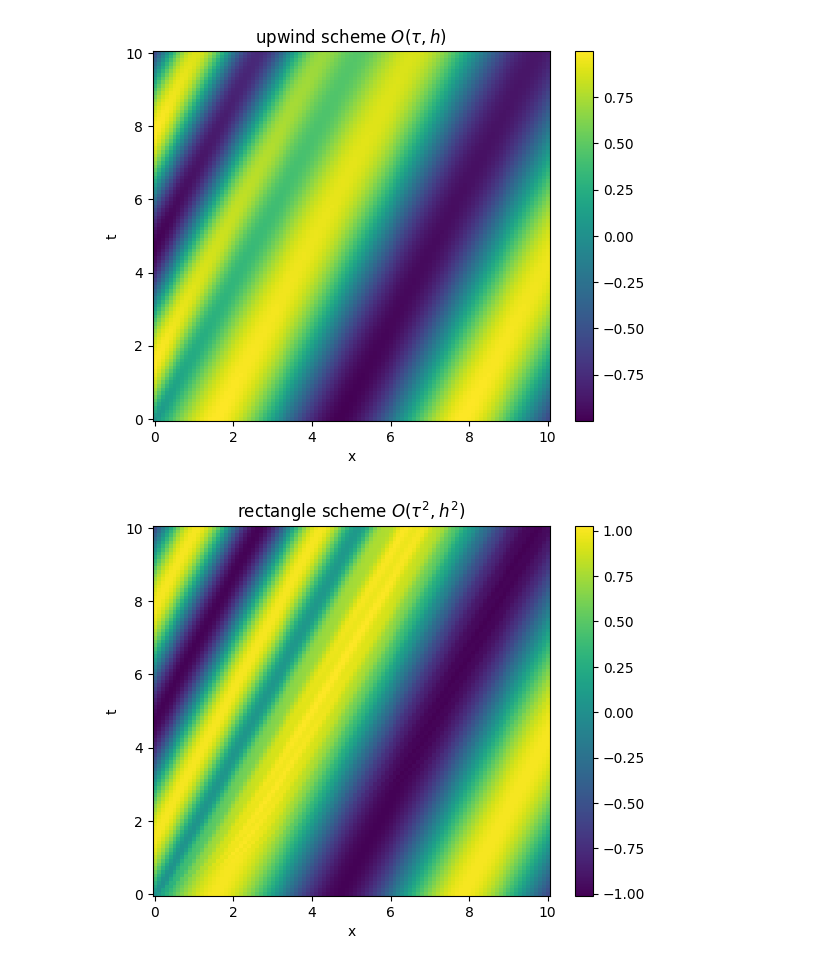
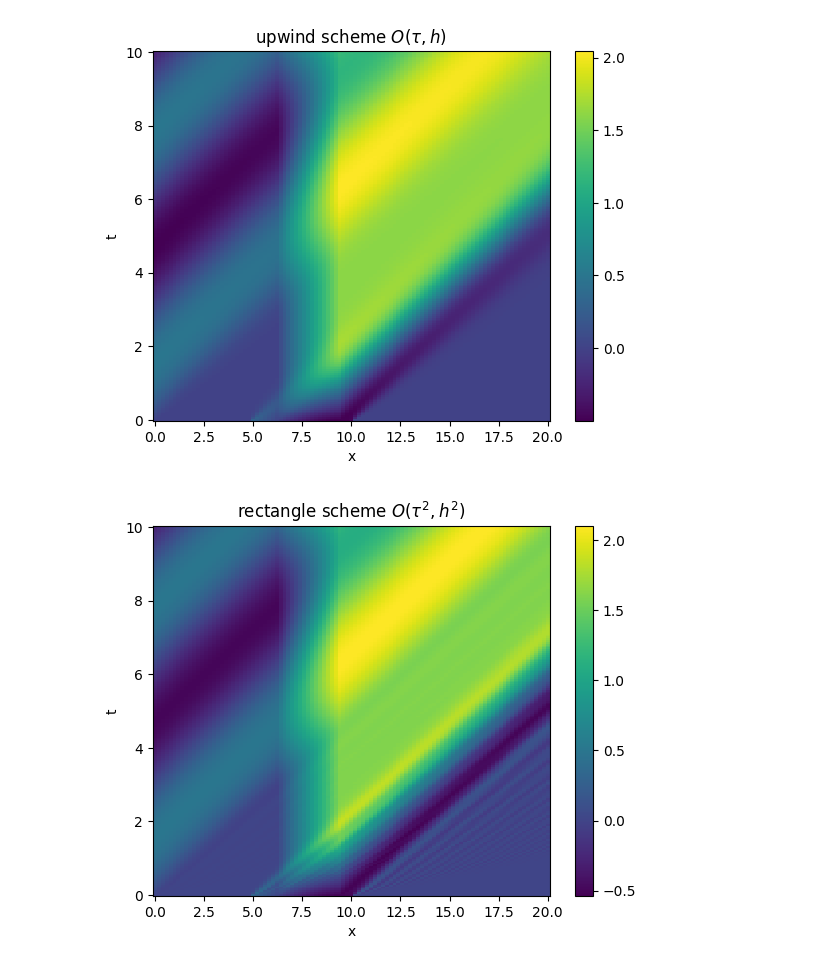
Before and after one commit to VoyakaGOD/computational-mathematics, a Jupyter notebook: convection-equation.ipynb, the cells around one changed output. Saved outputs shown, nothing was run; the diff lists cells and outputs as text; code cells hidden in the pictures.

```diff
--- a/convection-equation.ipynb
+++ b/convection-equation.ipynb
@@ -62,40 +102,53 @@ def solve_by_Lax_Wendroff_scheme(c: float, grid: Grid, phi: RtoR, psi: RtoR, f:
     c2 = cn*cn / 2
     for n in range(grid.N):
         for m in range(1, grid.M):
             u[n+1][m] = u[n][m] - c1*(u[n][m+1] - u[n][m-1]) + c2*(u[n][m+1] - 2*u[n][m] + u[n][m-1]) + tau * f(tau * n, h * m)
         u[n+1][grid.M] = u[n+1][grid.M - 1]  # todo
     return u
 
 def phi(x : float):
-    return sin(x)
+    if (x < 5) or (x > 10):
+        return 0
+    return 0.5*sin(x / 2)
 
 def psi(t : float):
-    return sin(t)
+    return 0.5*sin(t)
 
 def f(t : float, x : float):
-    return 0
+    if (x < 2*pi) or (x > 3*pi):
+        return 0
+    return 1
 
-grid = Grid(10, 100, 10, 100)
+grid = Grid(10, 200, 20, 100)
 
 def show_result(u : list[list[float]], grid : Grid, title : str):
     tau = grid.T / grid.N
     h = grid.L / grid.M
     plt.pcolormesh([h*m for m in range(grid.M + 1)], [tau*n for n in range(grid.N + 1)], u)
     plt.xlabel("x")
     plt.ylabel("t")
     plt.title(title)
     plt.colorbar()
     plt.show()
 
+def get_error(u : list[list[float]], u_exact : list[list[float]], grid : Grid):
+    err2 = 0
+    for n in range(grid.N + 1):
+        for m in range(grid.M + 1):
+            err2 += (u[n][m] + u_exact[n][m])**2
+    return err2**0.5
 
-u = solve_by_upwind_scheme(0.5, grid, phi, psi, f)
+c = 2
+u = solve_by_upwind_scheme(c, grid, phi, psi, f)
 show_result(u, grid, "upwind scheme $O(\\tau, h)$")
-u = solve_by_rectangle_scheme(0.5, grid, phi, psi, f)
+u = solve_by_rectangle_scheme(c, grid, phi, psi, f)
 show_result(u, grid, "rectangle scheme $O(\\tau^2, h^2)$")
-u = solve_by_Lax_Wendroff_scheme(0.5, grid, phi, psi, f)
+u = solve_by_Lax_Wendroff_scheme(c, grid, phi, psi, f)
 show_result(u, grid, "Lax-Wendroff scheme $O(\\tau^2, h^2)$")
-u = [[sin(m*n) for m in range(grid.M + 1)] for n in  range(grid.N + 1)]
+h = grid.L/grid.M
+tau = grid.T / grid.N
+u_exact = [[max(0, min(m*h, 10) - max(m*h - c*n*tau, 5))/c for m in range(grid.M + 1)] for n in  range(grid.N + 1)]
 show_result(u, grid, "exact solution")
 # %% [output]
-[figure, old version]
+[figure, new version]
-[figure, old version]
+[figure, new version]
```
Also changed, not shown: parts of 2 cells of this notebook.
